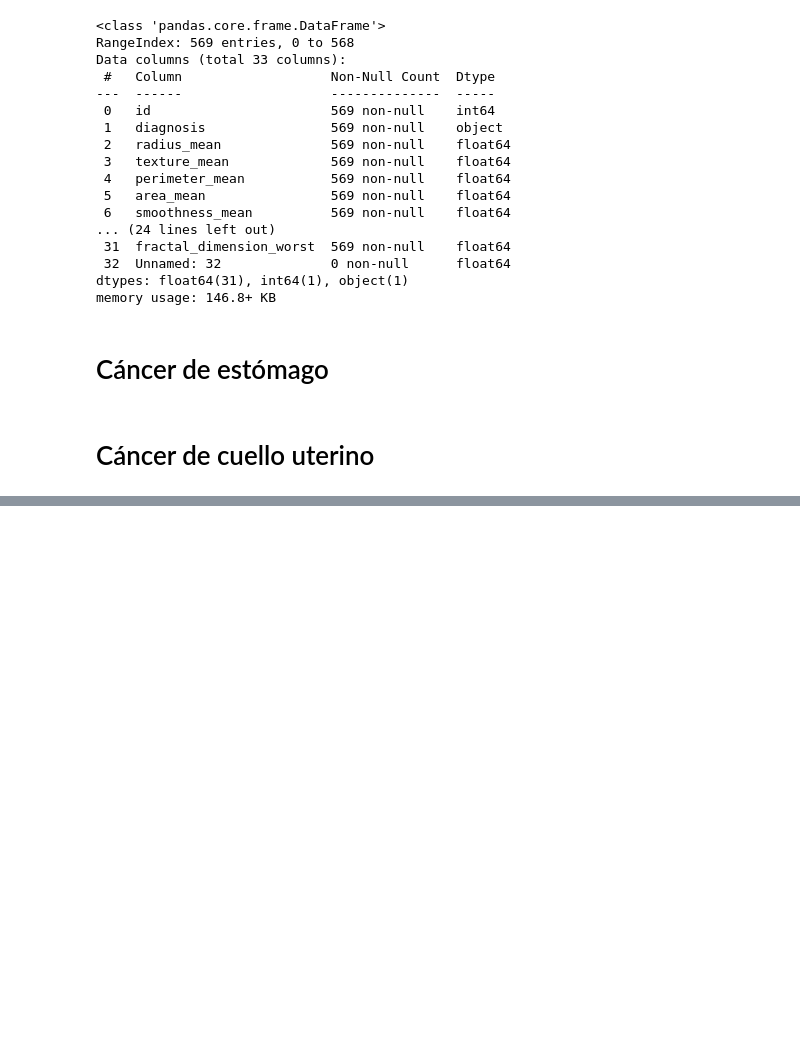
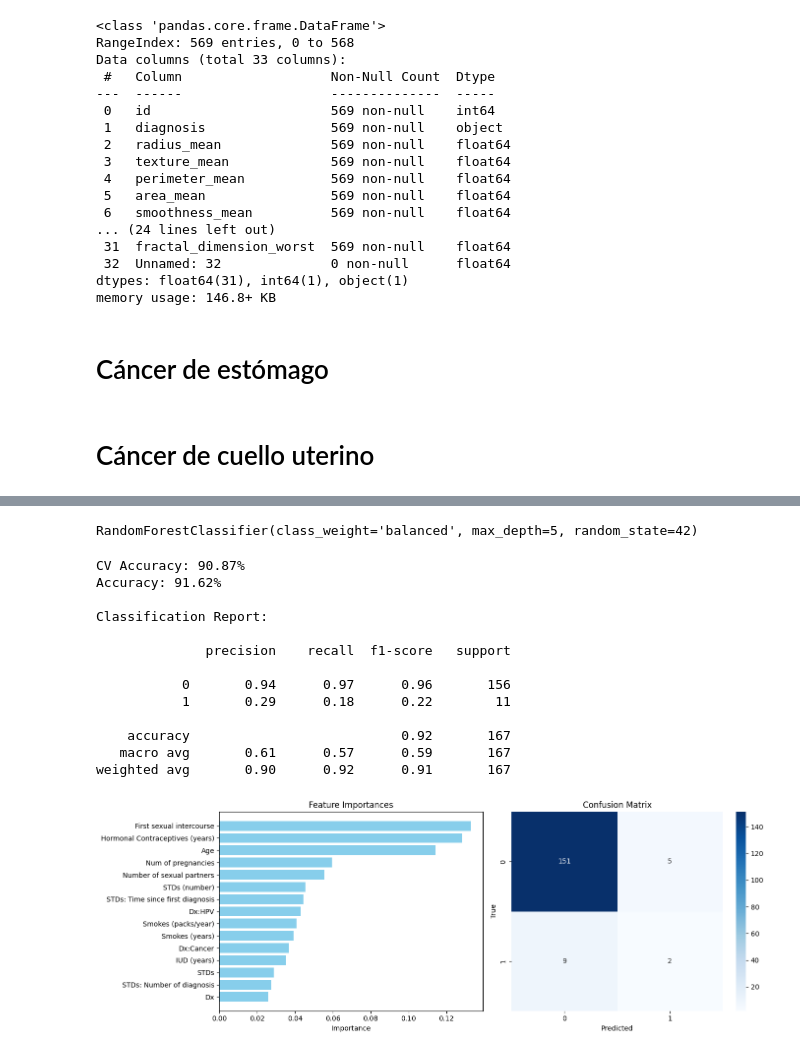
Before and after one commit to fundestpuente/HACKATON-Modelo-para-la-Prediccion-del-Riesgo-de-Cancer-a-partir-de-Datos-Clinicos-y-Conductuales, a Jupyter notebook: notebooks/testNewData.ipynb, the cells around one changed output, grey strips where cells are left out. Saved outputs shown, nothing was run; the diff lists cells and outputs as text; code cells hidden in the pictures; blank space fills up the shorter version.

```diff
--- a/notebooks/testNewData.ipynb
+++ b/notebooks/testNewData.ipynb
@@ -328,4 +329,4 @@ gastricData = pd.read_csv("../data/gastric_cancer_detection_dataset.csv")
 # %% [markdown]
 # Cáncer de cuello uterino
 # %%
-cervicalData = pd.read_csv("../data/gastric_cancer_detection_dataset.csv")
+cervicalData = pd.read_csv("../data/cervical-cancer_csv.csv")
@@ -333,0 +383,35 @@ target = biopsy
+# %%
+cervicalData = cervicalData.replace('?', np.nan)
+cervicalData = cervicalData.apply(pd.to_numeric)
+
+target = 'Biopsy'
+y = cervicalData[target]
+
+columnas_medicas = ['Schiller', 'Hinselmann', 'Citology', 'Biopsy']
+X = cervicalData.drop(columnas_medicas, axis=1)
+
+X = X.fillna(X.median())
+# %%
+X_train, X_test, y_train, y_test = train_test_split(X, y, test_size=0.2, random_state=42, stratify=y)
+
+model = RandomForestClassifier(n_estimators=100, class_weight='balanced', random_state=42, max_depth=5)
+model.fit(X_train, y_train)
+# %% [output]
+RandomForestClassifier(class_weight='balanced', max_depth=5, random_state=42)
+# %%
+modelEvaluation(model, X_train, y_train, X_test, y_test)
+# %% [output]
+CV Accuracy: 90.87%
+Accuracy: 91.62%
+
+Classification Report:
+
+              precision    recall  f1-score   support
+
+           0       0.94      0.97      0.96       156
+           1       0.29      0.18      0.22        11
+
+    accuracy                           0.92       167
+   macro avg       0.61      0.57      0.59       167
+weighted avg       0.90      0.92      0.91       167
+[figure, added]
```
Also changed, not shown: parts of 5 cells of this notebook.
